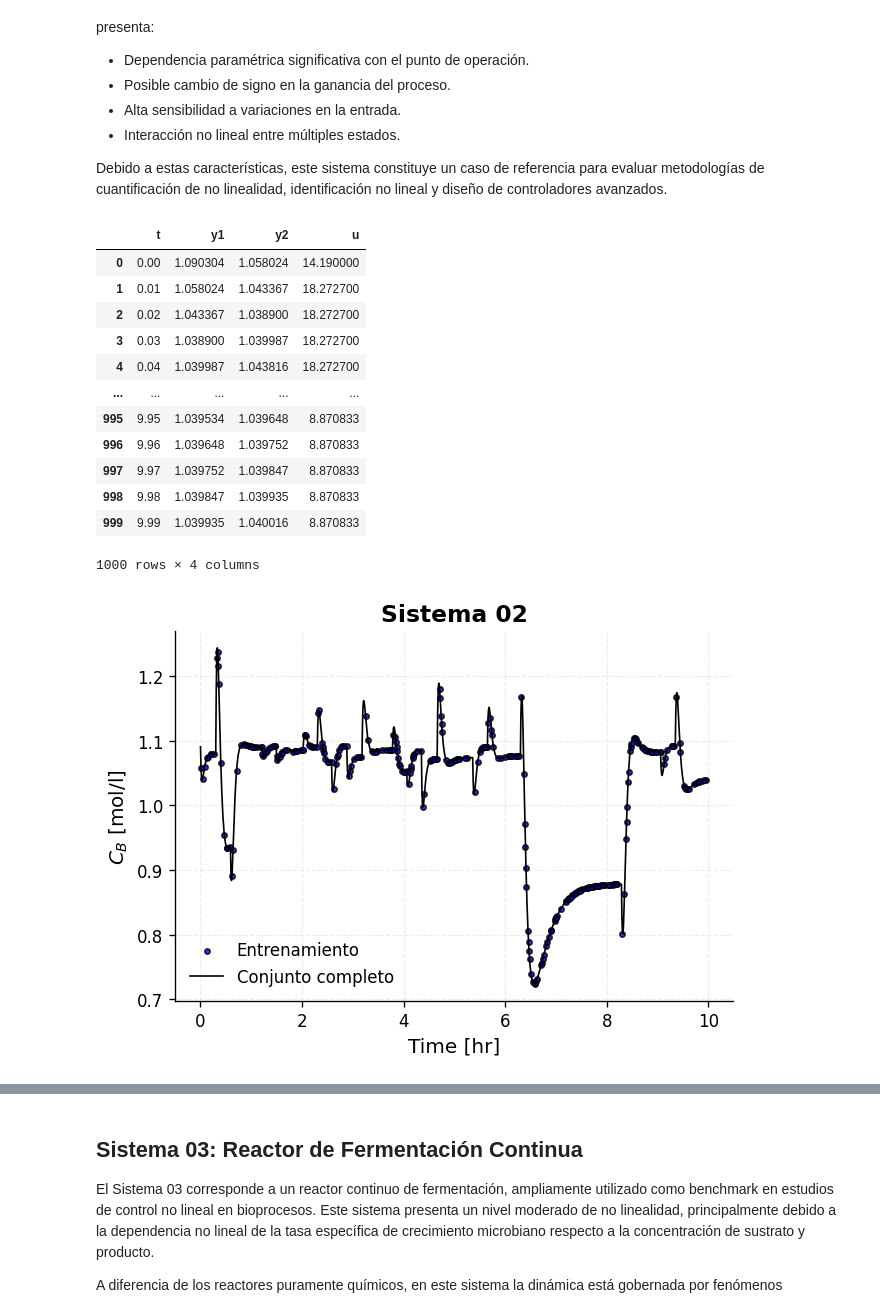
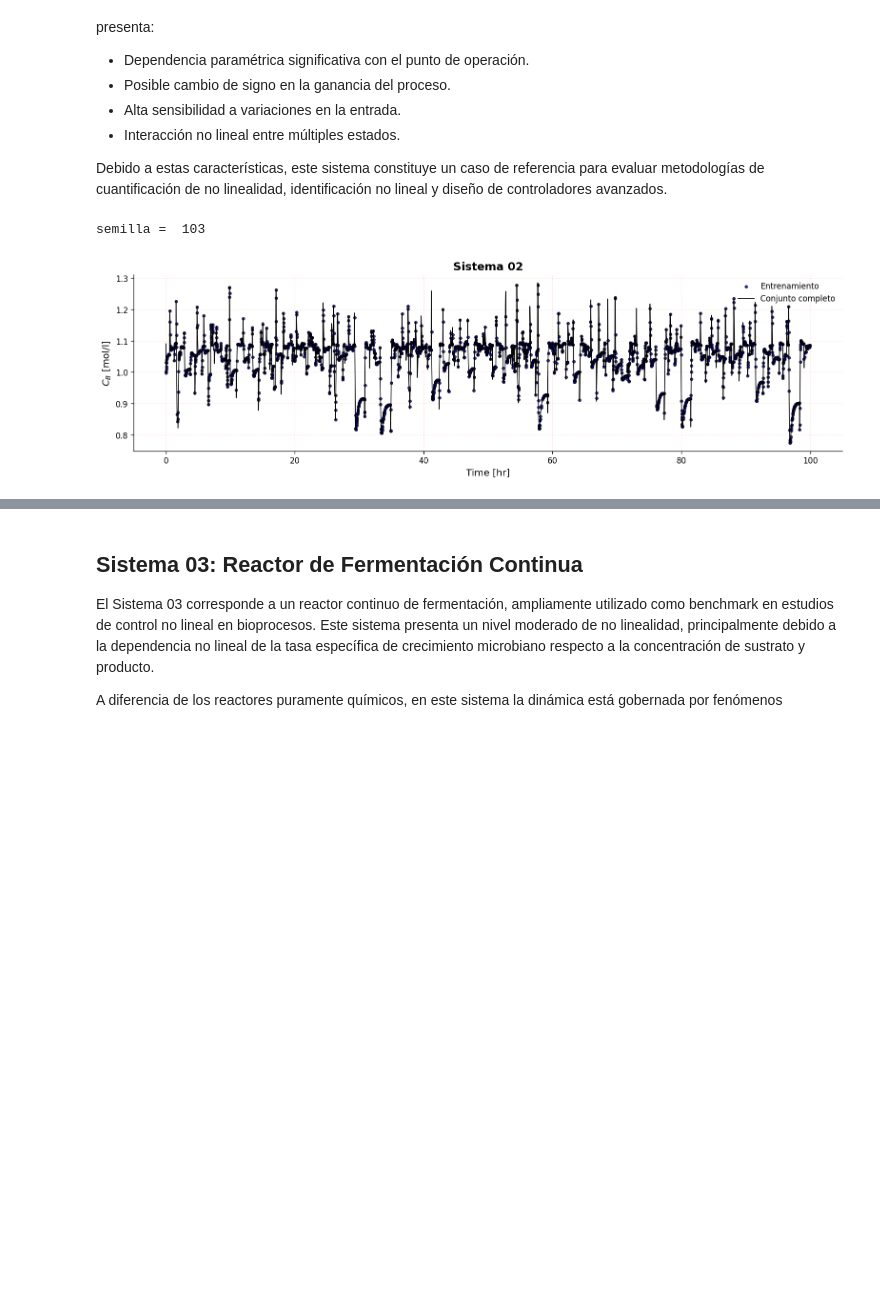
Before and after one commit to DrFaus/benchmark_nonlinear_systems, a Jupyter notebook: MedicionNoLinealidad/Nonlinear_Systems.ipynb, the cells around one changed output, grey strips where cells are left out. Cells and saved outputs as stored; diff of their text form; code cells hidden in the pictures; blank space fills up the shorter version.

```diff
--- a/MedicionNoLinealidad/Nonlinear_Systems.ipynb
+++ b/MedicionNoLinealidad/Nonlinear_Systems.ipynb
@@ -322,7 +322,7 @@ def runge_kutta_4(fun, y1, y2, y3, y4, u, h):
 def grafico_sistema(xp, yp, xs, ys, titulo, scatter_label, plot_label, x_label, y_label, save_as):
   # --- Configuración general del gráfico ---
   plt.figure(
-      figsize=(6, 4),   # tamaño de la figura (ancho, alto) en pulgadas
+      figsize=(16, 4),   # tamaño de la figura (ancho, alto) en pulgadas
       dpi=120           # resolución del gráfico
   )
 
@@ -618,10 +618,14 @@ def system_01(y1, y2, u):
   return dca_dt, dT_dt
 # %%
 #@title Selección de datos de entrenamiento
-rndm.seed(7)
+# semilla = 147, 150, 152, 158, 172   con sigma = 5
+# semilla =    con sigma = 10
+# semilla = 172
+semilla = 150
+rndm.seed(semilla)
 fun = system_01
 tamanio_paso = 0.1
-tiempo_simulacion = 100
+tiempo_simulacion = 1000
 iteraciones = int(tiempo_simulacion / tamanio_paso)
 cao = 0.082345311795785 # mol / L
 To = 441.81 # K
@@ -649,7 +653,7 @@ for iter in range(iteraciones):
     y.append(y1)
     u.append(qcr)
 
-df = pd.DataFrame({"t":tiempo[:-1], "y1":y[:-1], "y2":y[1:], "u":u[:-1]})
+df = pd.DataFrame({"t":tiempo[:-1], "y1":y[:-1], "u":u[:-1], "y2":y[1:] })
 
 X = df[["t", "y1", "y2", "u"]]
 Y = df["y1"]
@@ -666,5 +670,7 @@ grafico_sistema(
     "system01"
     )
 
+df.to_csv("caso_01_semilla_150.csv")
+plt.xlim([400, 600])
 df
 # %% [output]
@@ -1003,11 +1013,16 @@ def system_02(y1, y2, y3, y4, u):
   return dcA_dt, dcB_dt, dT_dt, dTJ_dt
 # %%
 #@title Selección de datos de entrenamiento
-rndm.seed(5)
+
+# semilla = 18, 37, 47, 64, 103, 215
+semilla = 103
+# semilla += 1
+rndm.seed(semilla)
+print("semilla = ", semilla)
 
 fun = system_02
 tamanio_paso = 0.01
-tiempo_simulacion = 10
+tiempo_simulacion = 100
 iteraciones = int(tiempo_simulacion / tamanio_paso)
 cao = 2.1402105301319283
 cbo = 1.0903043613295513
@@ -1029,48 +1044,37 @@ tiempo = [i * tamanio_paso for i in range(iteraciones+1)]
 contador = 0
 
 for iter in range(iteraciones):
     contador += 1
     if iter == 0:
         qr = q + sigma * normalvariate();
     elif (contador > 10) and (abs(mean(y[iter-9:iter-3]) - mean(y[iter-2:iter-1])) < 0.0001):
         qr = q + sigma * normalvariate();
         contador = 0
     y1, y2, y3, y4 = runge_kutta_4(fun, y1, y2, y3, y4, qr, tamanio_paso)
     y.append(y2)
     u.append(qr)
 
 df = pd.DataFrame({"t":tiempo[:-1], "y1":y[:-1], "y2":y[1:], "u":u[:-1]})
 
 X = df[["t", "y1", "y2", "u"]]
 Y = df["y1"]
 X_train, X_test, Y_train, Y_test = train_test_split(X, Y, test_size=0.6666666666, random_state=42)
 
 grafico_sistema(
     X["t"], X["y1"],
     X_train["t"], X_train["y1"],
     "Sistema 02",
     "Entrenamiento",
     "Conjunto completo",
     "Time [hr]",
     "$C_B$ [mol/l]",
     "system02"
     )
-df
+# plt.xlim([0, 10])
+df.to_csv("caso_02_semilla_103.csv")
 # %% [output]
-|  | t | y1 | y2 | u |
-| 0 | 0.00 | 1.090304 | 1.058024 | 14.190000 |
-| 1 | 0.01 | 1.058024 | 1.043367 | 18.272700 |
-| 2 | 0.02 | 1.043367 | 1.038900 | 18.272700 |
-| 3 | 0.03 | 1.038900 | 1.039987 | 18.272700 |
-| 4 | 0.04 | 1.039987 | 1.043816 | 18.272700 |
-| ... | ... | ... | ... | ... |
-| 995 | 9.95 | 1.039534 | 1.039648 | 8.870833 |
-| 996 | 9.96 | 1.039648 | 1.039752 | 8.870833 |
-| 997 | 9.97 | 1.039752 | 1.039847 | 8.870833 |
-| 998 | 9.98 | 1.039847 | 1.039935 | 8.870833 |
-| 999 | 9.99 | 1.039935 | 1.040016 | 8.870833 |
-1000 rows × 4 columns
+semilla =  103
-[figure, old version]
+[figure, new version]
 # %%
 #@title Construncción del ARX
 
```
Also changed, not shown: parts of 19 cells of this notebook.
